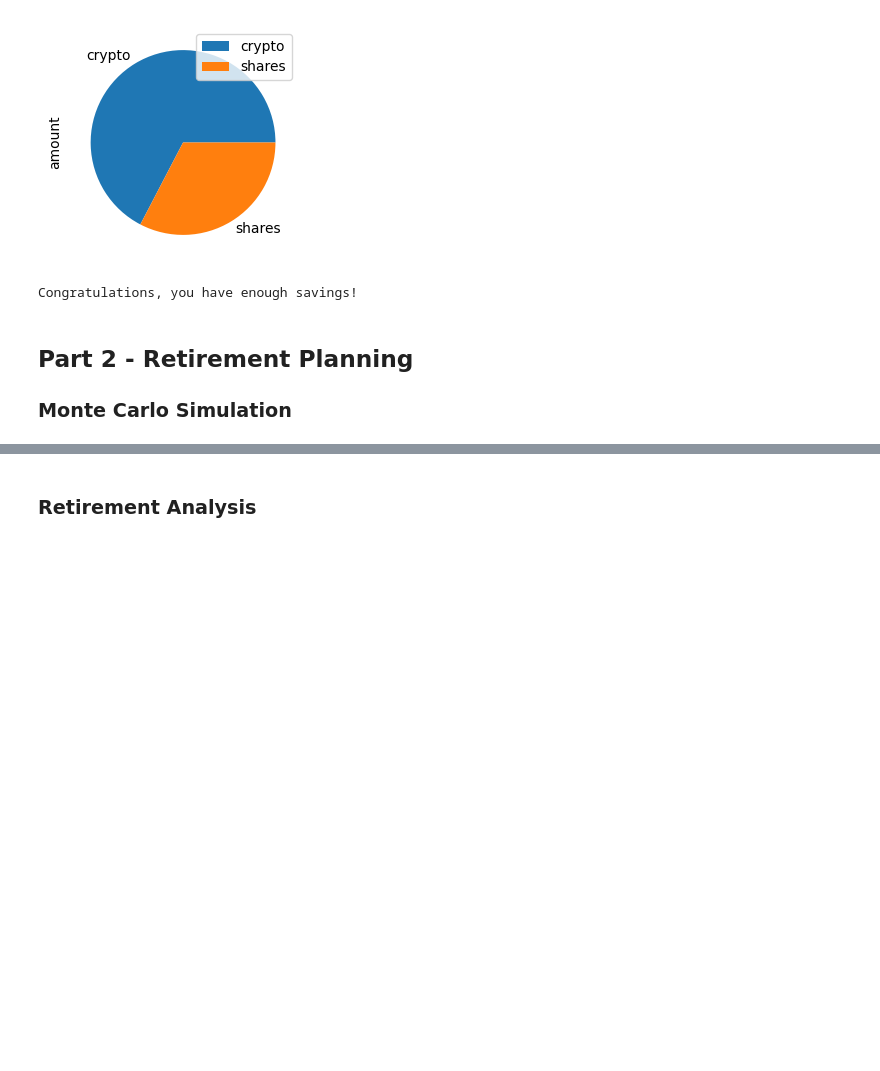
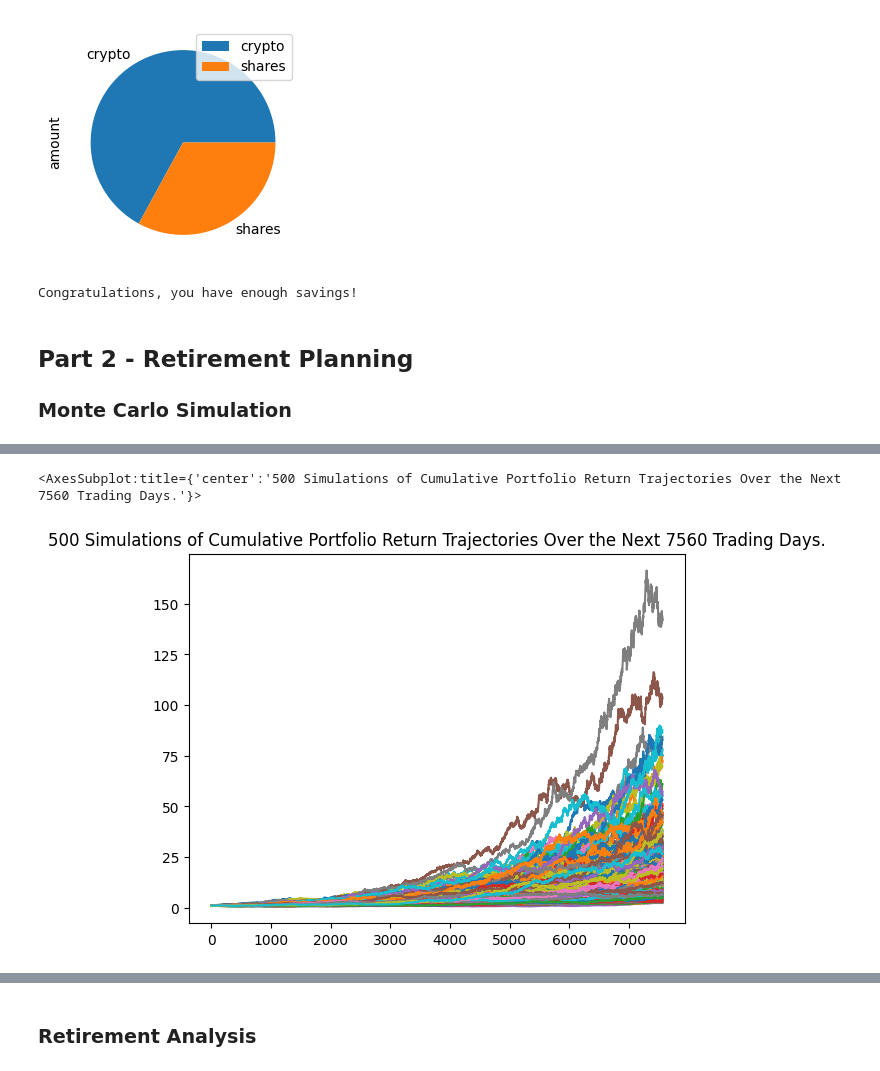
Before and after one commit to jdfwsp/financial_planning, a Jupyter notebook: financial-planner.ipynb, the cells around one changed output, grey strips where cells are left out. Drawn from its saved outputs; the diff is of its cells as text; code cells hidden in the pictures; blank space fills up the shorter version.

```diff
--- a/financial-planner.ipynb
+++ b/financial-planner.ipynb
@@ -170,11 +147,13 @@ Congratulations, you have enough savings!
 # %%
 # Set start and end dates of five years back from today.
 # Sample results may vary from the solution based on the time frame chosen
-start_date = pd.Timestamp('2015-08-07', tz='America/New_York').isoformat()
-end_date = pd.Timestamp('2020-08-07', tz='America/New_York').isoformat()
+start_date = pd.Timestamp('2016-05-12', tz='America/New_York').isoformat()
+end_date = pd.Timestamp('2021-05-12', tz='America/New_York').isoformat()
 # %%
 # Get 5 years' worth of historical data for SPY and AGG
 # YOUR CODE HERE!
+timeframe = '1D'
+df_stock_data = alpaca.get_barset(tickers, timeframe, start = start_date, end = end_date, limit = 1000).df
 
 # Display sample data
-df_stock_data.head()
+df_stock_data.sample(5)
@@ -180,0 +177,4 @@ df_stock_data.head()
+# %%
+# Configuring a Monte Carlo simulation to forecast 30 years cumulative returns
+# YOUR CODE HERE!
+mc_sim_30 = MCSimulation(df_stock_data, [.4, .6], 500, 252 * 30)
@@ -184,3 +236,7 @@ df_stock_data.head()
 # %%
-# Printing the simulation input data
+# Plot simulation outcomes
 # YOUR CODE HERE!
+mc_sim_30.plot_simulation()
+# %% [output]
+<AxesSubplot:title={'center':'500 Simulations of Cumulative Portfolio Return Trajectories Over the Next 7560 Trading Days.'}>
+[figure, added]
```
Also changed, not shown: parts of 21 cells of this notebook.
